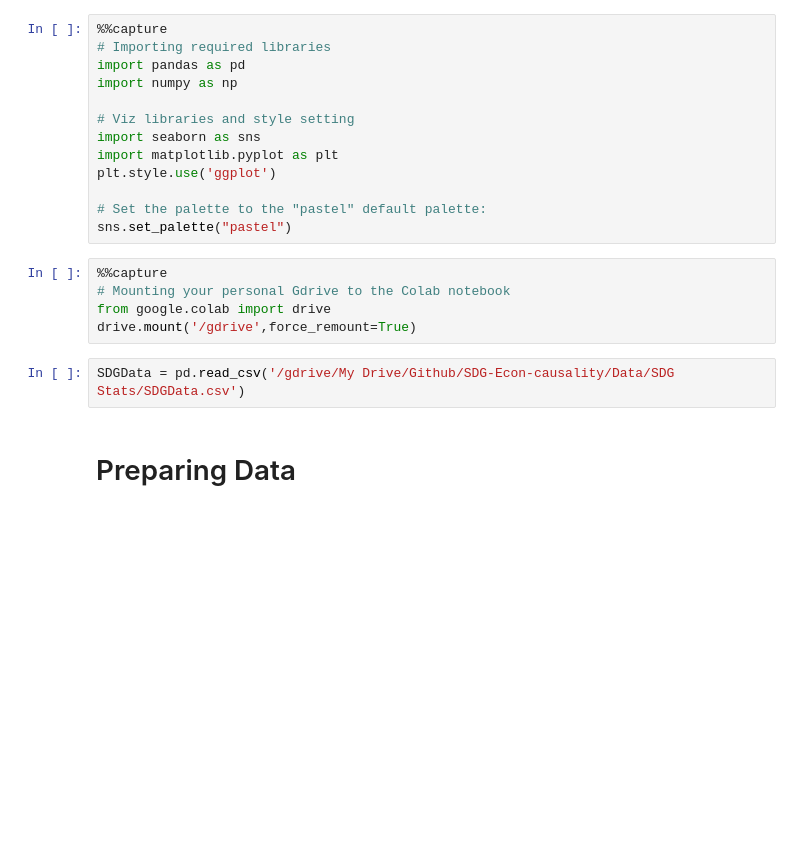
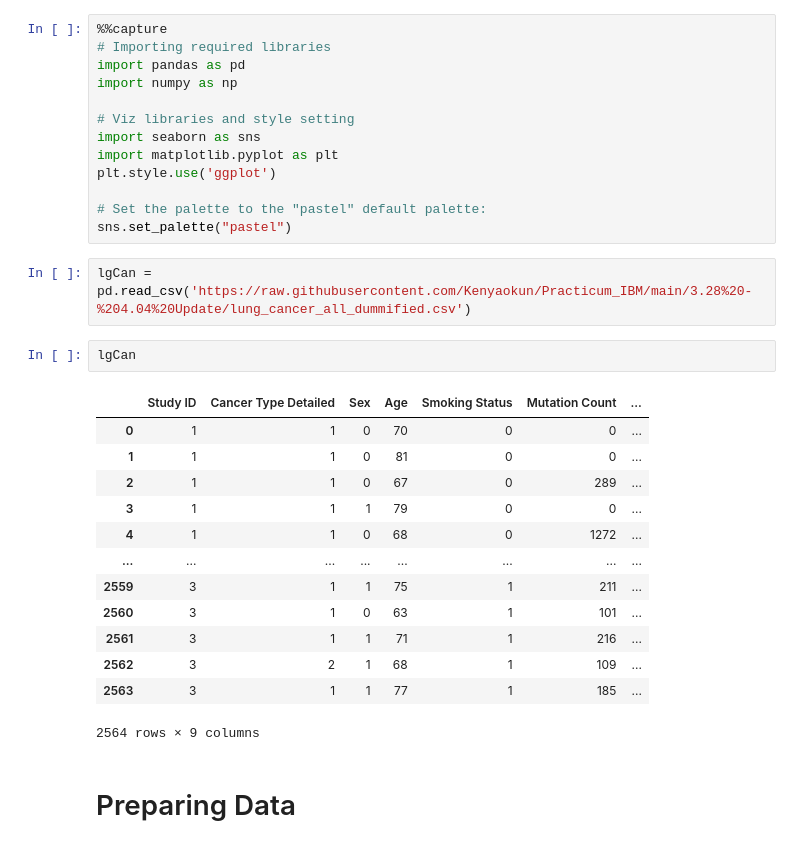
Before and after one commit to Kenyaokun/Practicum_IBM, a Jupyter notebook: 3.28 - 4.04 Update/Lung-cancer-modelling .ipynb, the cells around one changed output. Saved outputs shown, nothing was run; the diff lists cells and outputs as text; blank space fills up the shorter version.

```diff
--- a/3.28 - 4.04 Update/Lung-cancer-modelling .ipynb
+++ b/3.28 - 4.04 Update/Lung-cancer-modelling .ipynb
@@ -13,12 +13,23 @@ plt.style.use('ggplot')
 
 # Set the palette to the "pastel" default palette:
 sns.set_palette("pastel")
-# %%
-%%capture
-# Mounting your personal Gdrive to the Colab notebook
-from google.colab import drive
-drive.mount('/gdrive',force_remount=True)
-# %%
-SDGData = pd.read_csv('/gdrive/My Drive/Github/SDG-Econ-causality/Data/SDG Stats/SDGData.csv')
+# %%
+lgCan = pd.read_csv('https://raw.githubusercontent.com/Kenyaokun/Practicum_IBM/main/3.28%20-%204.04%20Update/lung_cancer_all_dummified.csv')
+# %%
+lgCan
+# %% [output]
+|  | Study ID | Cancer Type Detailed | Sex | Age | Smoking Status | Mutation Count | ... |
+| 0 | 1 | 1 | 0 | 70 | 0 | 0 | ... |
+| 1 | 1 | 1 | 0 | 81 | 0 | 0 | ... |
+| 2 | 1 | 1 | 0 | 67 | 0 | 289 | ... |
+| 3 | 1 | 1 | 1 | 79 | 0 | 0 | ... |
+| 4 | 1 | 1 | 0 | 68 | 0 | 1272 | ... |
+| ... | ... | ... | ... | ... | ... | ... | ... |
+| 2559 | 3 | 1 | 1 | 75 | 1 | 211 | ... |
+| 2560 | 3 | 1 | 0 | 63 | 1 | 101 | ... |
+| 2561 | 3 | 1 | 1 | 71 | 1 | 216 | ... |
+| 2562 | 3 | 2 | 1 | 68 | 1 | 109 | ... |
+| 2563 | 3 | 1 | 1 | 77 | 1 | 185 | ... |
+2564 rows × 9 columns
 # %% [markdown]
 # Preparing Data
```
Also changed, not shown: parts of 30 cells of this notebook.
